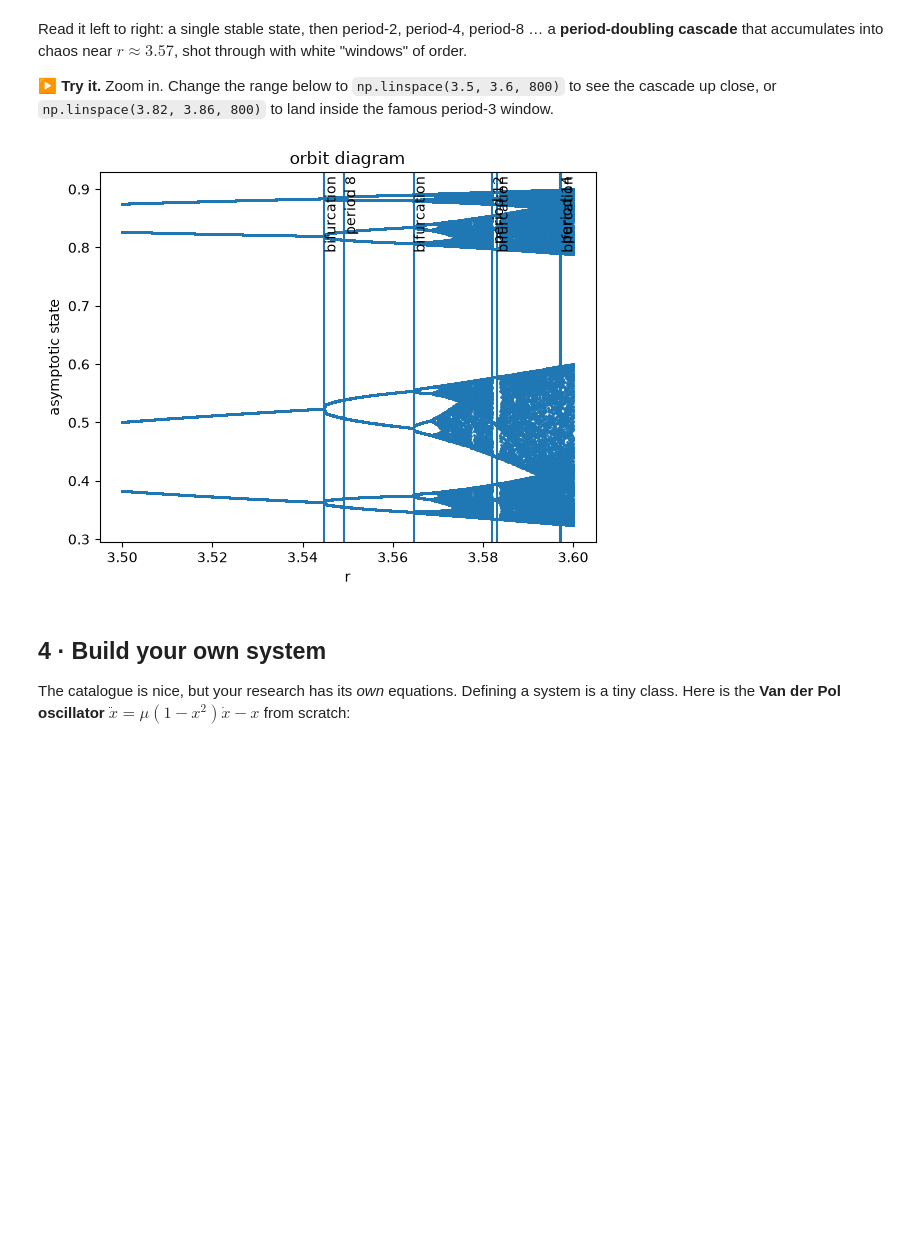
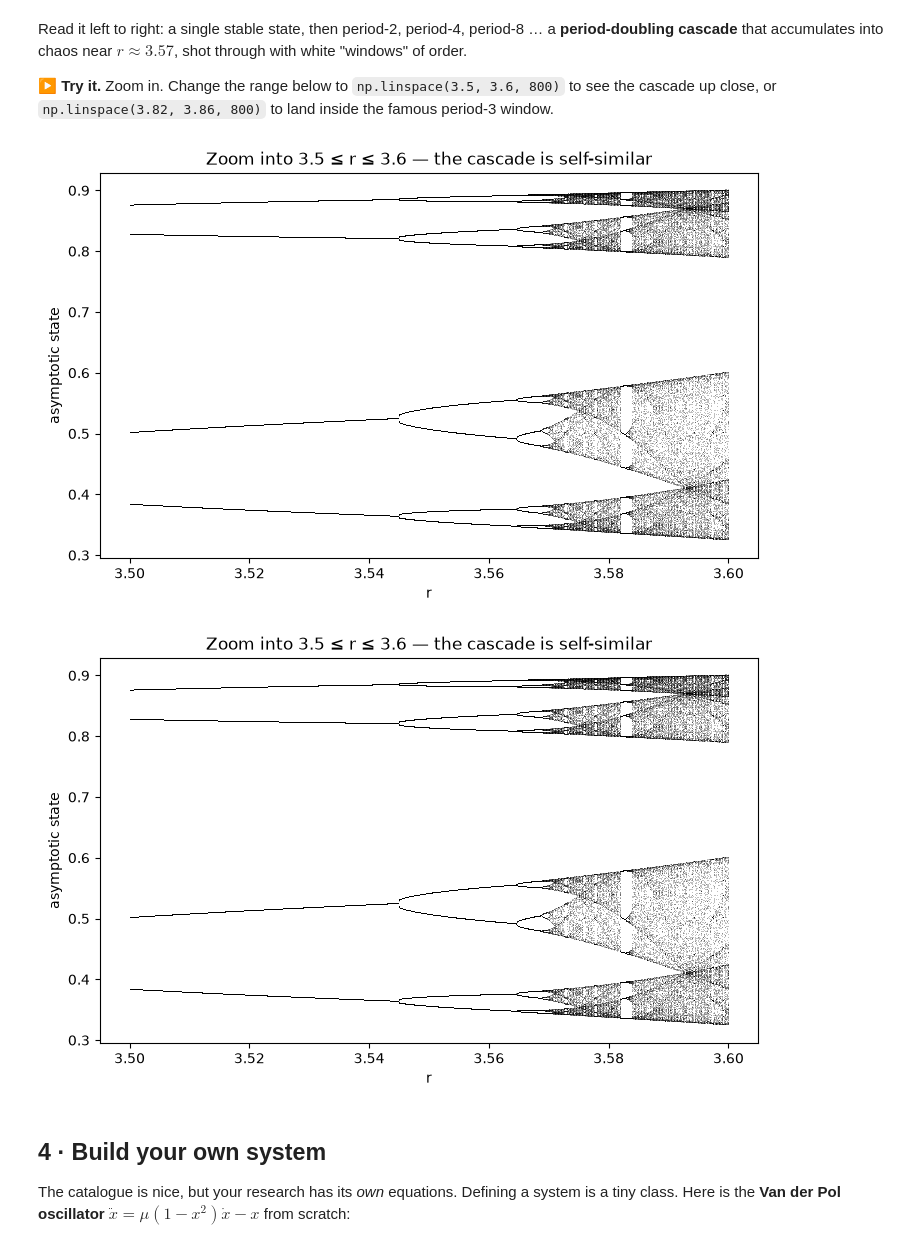
Before and after one commit to El3ssar/tsdynamics-workshop, a Jupyter notebook: workshop_express.ipynb, the cells around one changed output. Saved outputs shown, nothing was run; the diff lists cells and outputs as text; code cells hidden in the pictures; blank space fills up the shorter version.

Commit message:
polish: clean scatter for the bifurcation diagram (no annotation clutter)
Co-Authored-By: Claude Opus 4.8 <noreply@anthropic.com>

```diff
--- a/workshop_express.ipynb
+++ b/workshop_express.ipynb
@@ -107,0 +102,13 @@ bif.plot()
+# %%
+def show_bifurcation(od, title):
+    """Scatter the asymptotic states the sweep recorded — the classic picture."""
+    r = np.repeat(np.asarray(od.values), np.asarray(od.points).shape[1])
+    x = np.asarray(od.points)[:, :, 0].ravel()
+    fig, ax = plt.subplots(figsize=(8.5, 5))
+    ax.plot(r, x, ",k", alpha=0.25)
+    ax.set_xlabel("r"); ax.set_ylabel("asymptotic state"); ax.set_title(title)
+    return fig
+
+bif = ts.bifurcation_diagram(ts.Logistic(), "r", np.linspace(2.8, 4.0, 800),
+                             n=180, transient=400)
+show_bifurcation(bif, "Logistic map — the period-doubling road to chaos")
@@ -112,9 +122,11 @@ cascade** that accumulates into chaos near $r \approx 3.57$, shot through with w
 **▶ Try it.** Zoom in. Change the range below to `np.linspace(3.5, 3.6, 800)` to see the cascade up close,
 or `np.linspace(3.82, 3.86, 800)` to land inside the famous period-3 window.
 # %%
-ts.bifurcation_diagram(ts.Logistic(), "r", np.linspace(3.5, 3.6, 800), n=200, transient=500).plot()
+show_bifurcation(ts.bifurcation_diagram(ts.Logistic(), "r", np.linspace(3.5, 3.6, 800), n=200, transient=500),
+                 "Zoom into 3.5 ≤ r ≤ 3.6 — the cascade is self-similar")
 # %% [output]
-[figure, old version]
+[figure, new version]
+[figure, added]
 # %% [markdown]
 ## 4 · Build your own system
 
```
Also changed, not shown: parts of 9 cells of this notebook, 1 other file.
